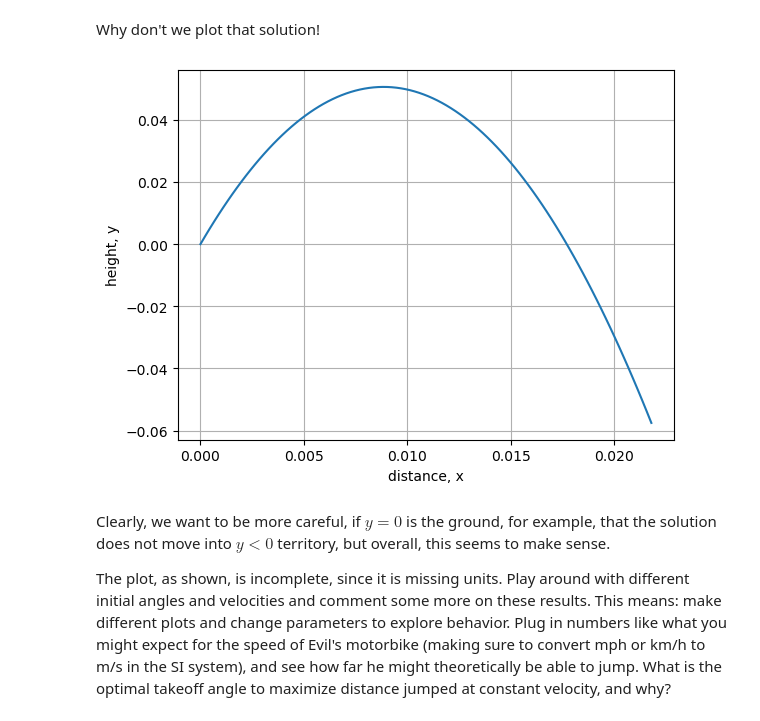
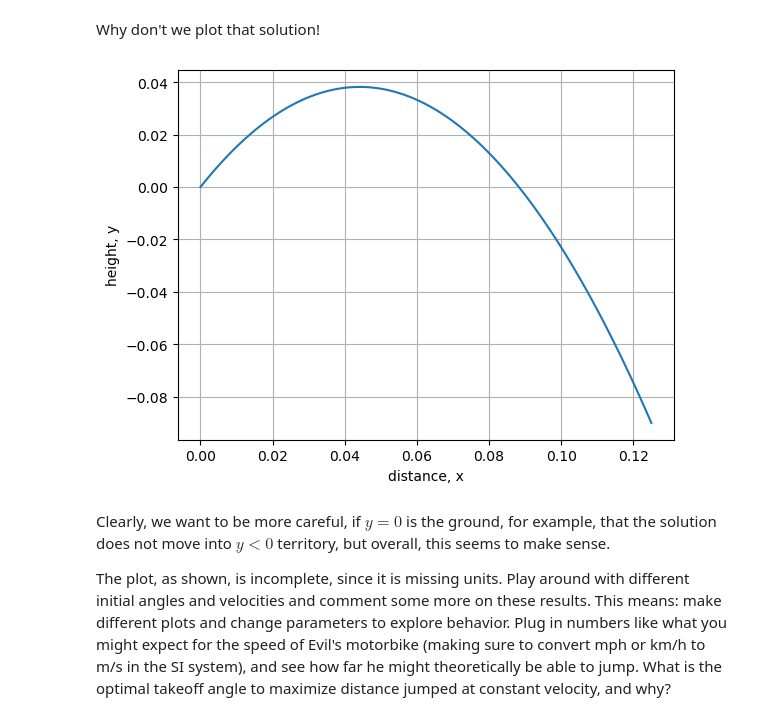
Before and after one commit to dunyuliu/Earth_From_Lab_To_Planet_Tutorials, a Jupyter notebook: ODENumericalGuide.ipynb, the cells around one changed output. Saved outputs shown, nothing was run; the diff lists cells and outputs as text; code cells hidden in the pictures.

```diff
--- a/ODENumericalGuide.ipynb
+++ b/ODENumericalGuide.ipynb
@@ -80,12 +80,15 @@ Why don't we plot that solution!
 # %%
 import numpy as np
 import matplotlib.pyplot as plt
 t=np.linspace(0,.25,100)
 g=9.81
+speed=1
+theta=30
+vx0,vy0 = speed*np.sin(theta/180*np.pi),speed*np.cos(theta/180*np.pi)
 
 plt.plot(vx0*t,vy0*t-g*(t**2)/2);plt.xlabel('distance, x');plt.ylabel('height, y');plt.grid(True);plt.show()
 # %% [output]
-[figure, old version]
+[figure, new version]
 # %% [markdown]
 Clearly, we want to be more careful, if $y=0$ is the ground, for example, that the solution does not move into $y<0$ territory, but overall, this seems to make sense.
 
```
